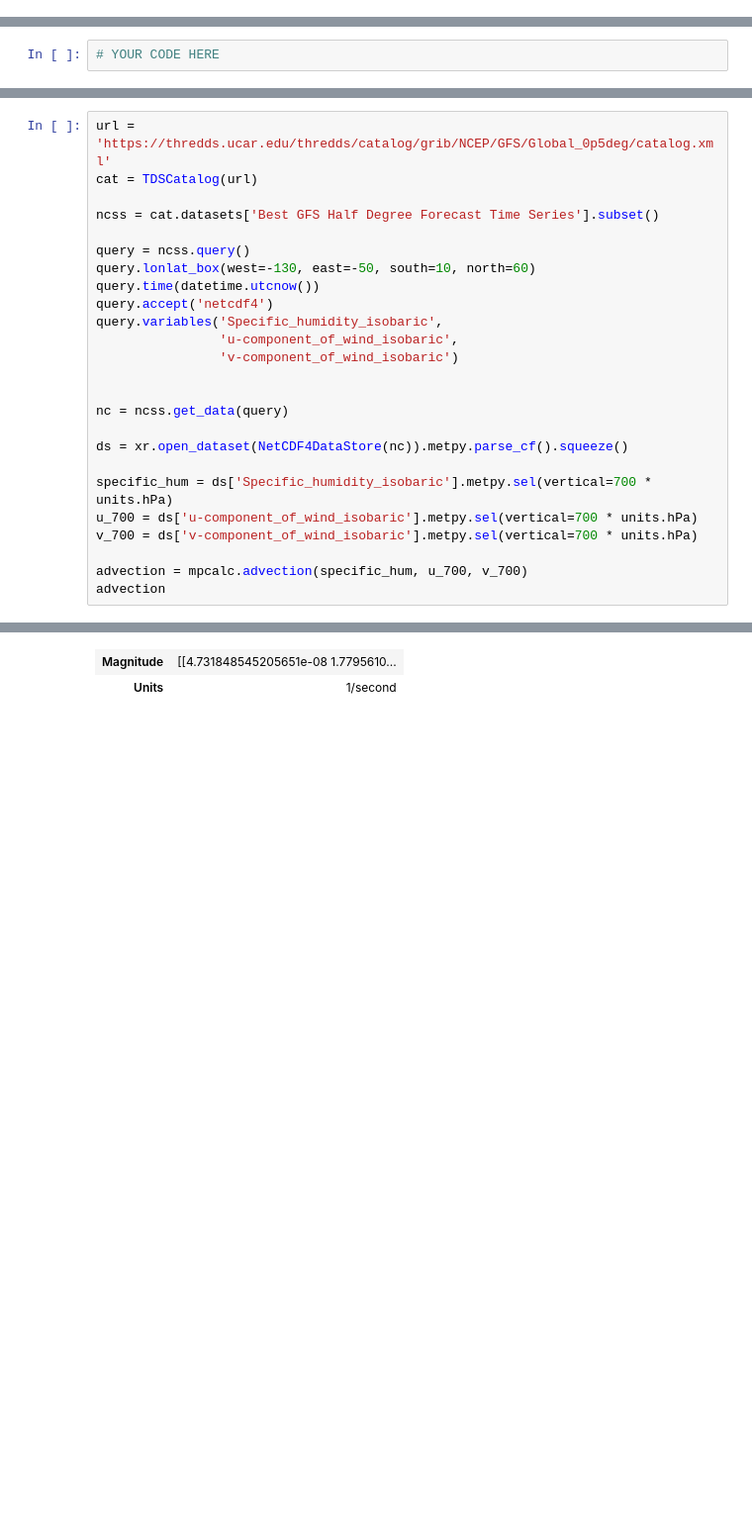
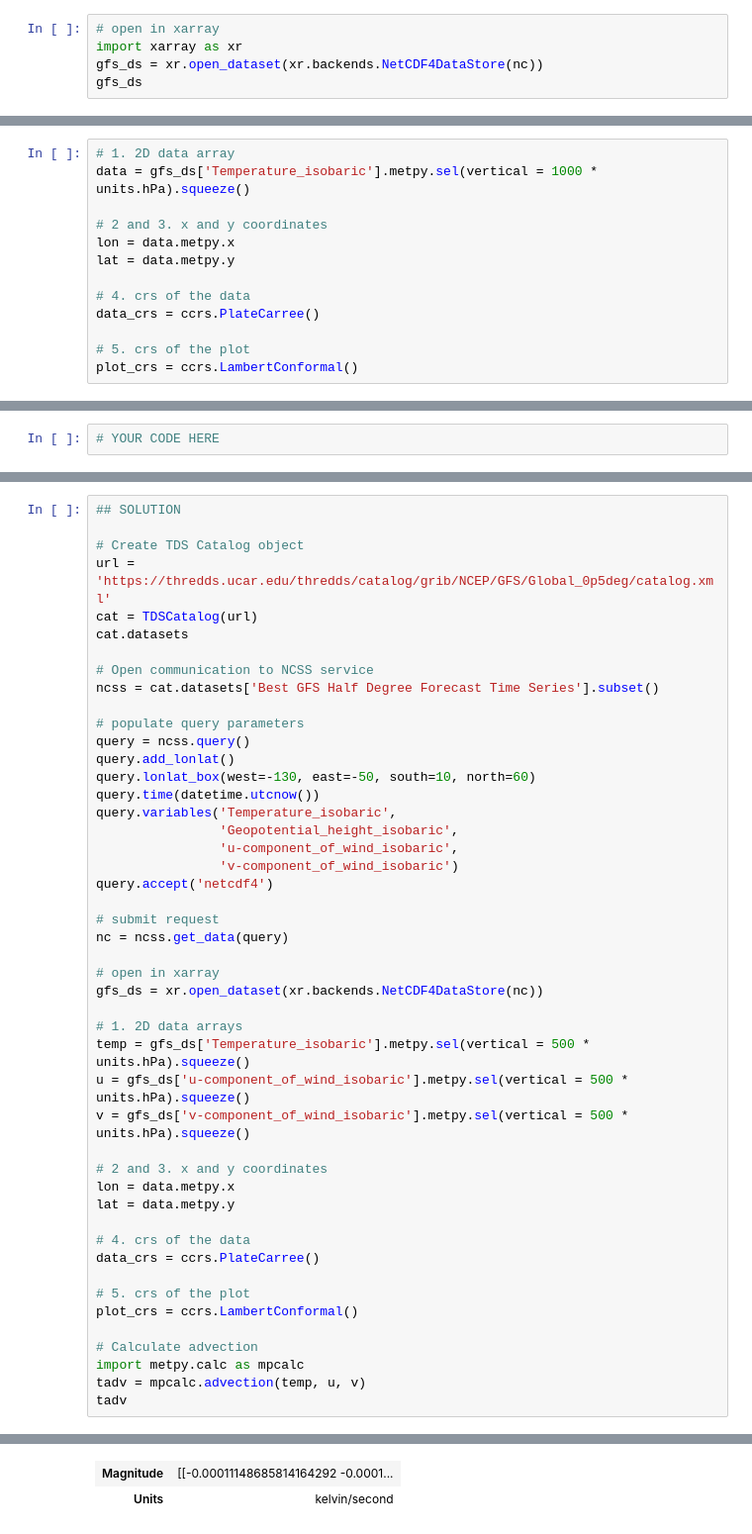
Before and after one commit to Unidata/metpy-analysis, a Jupyter notebook: notebooks/solutions/02 - solutions - Working with Data.ipynb, the cells around one changed output, grey strips where cells are left out. Shown at 99% size. Cells and saved outputs as stored; diff of their text form; blank space fills up the shorter version.

```diff
--- a/notebooks/solutions/02 - solutions - Working with Data.ipynb
+++ b/notebooks/solutions/02 - solutions - Working with Data.ipynb
@@ -378,0 +476,5 @@ Create a 2D array of geopotential height at the 1000 hPa (10000 Pa) level.
+# %%
+# open in xarray
+import xarray as xr
+gfs_ds = xr.open_dataset(xr.backends.NetCDF4DataStore(nc))
+gfs_ds
@@ -378,0 +562,13 @@ Create a 2D array of geopotential height at the 1000 hPa (10000 Pa) level.
+# %%
+# 1. 2D data array
+data = gfs_ds['Temperature_isobaric'].metpy.sel(vertical = 1000 * units.hPa).squeeze()
+
+# 2 and 3. x and y coordinates
+lon = data.metpy.x
+lat = data.metpy.y
+
+# 4. crs of the data
+data_crs = ccrs.PlateCarree()
+
+# 5. crs of the plot
+plot_crs = ccrs.LambertConformal()
@@ -656,26 +636,48 @@ SyntaxError: invalid syntax (1373772958.py, line 3)
 # %%
+## SOLUTION
+
+# Create TDS Catalog object
 url = 'https://thredds.ucar.edu/thredds/catalog/grib/NCEP/GFS/Global_0p5deg/catalog.xml'
 cat = TDSCatalog(url)
+cat.datasets
 
+# Open communication to NCSS service
 ncss = cat.datasets['Best GFS Half Degree Forecast Time Series'].subset()
 
+# populate query parameters
 query = ncss.query()
+query.add_lonlat()
 query.lonlat_box(west=-130, east=-50, south=10, north=60)
 query.time(datetime.utcnow())
-query.accept('netcdf4')
-query.variables('Specific_humidity_isobaric',
+query.variables('Temperature_isobaric',
+                'Geopotential_height_isobaric',
                 'u-component_of_wind_isobaric',
                 'v-component_of_wind_isobaric')
+query.accept('netcdf4')
 
-
+# submit request
 nc = ncss.get_data(query)
 
-ds = xr.open_dataset(NetCDF4DataStore(nc)).metpy.parse_cf().squeeze()
+# open in xarray
+gfs_ds = xr.open_dataset(xr.backends.NetCDF4DataStore(nc))
 
-specific_hum = ds['Specific_humidity_isobaric'].metpy.sel(vertical=700 * units.hPa)
-u_700 = ds['u-component_of_wind_isobaric'].metpy.sel(vertical=700 * units.hPa)
-v_700 = ds['v-component_of_wind_isobaric'].metpy.sel(vertical=700 * units.hPa)
+# 1. 2D data arrays
+temp = gfs_ds['Temperature_isobaric'].metpy.sel(vertical = 500 * units.hPa).squeeze()
+u = gfs_ds['u-component_of_wind_isobaric'].metpy.sel(vertical = 500 * units.hPa).squeeze()
+v = gfs_ds['v-component_of_wind_isobaric'].metpy.sel(vertical = 500 * units.hPa).squeeze()
 
-advection = mpcalc.advection(specific_hum, u_700, v_700)
-advection
+# 2 and 3. x and y coordinates
+lon = data.metpy.x
+lat = data.metpy.y
+
+# 4. crs of the data
+data_crs = ccrs.PlateCarree()
+
+# 5. crs of the plot
+plot_crs = ccrs.LambertConformal()
+
+# Calculate advection
+import metpy.calc as mpcalc
+tadv = mpcalc.advection(temp, u, v)
+tadv
 # %% [output]
@@ -687,2 +689,2 @@ lon: 161
-| Magnitude | [[4.731848545205651e-08 1.7795610... |
-| Units | 1/second |
+| Magnitude | [[-0.00011148685814164292 -0.0001... |
+| Units | kelvin/second |
```
Also changed, not shown: parts of 112 cells of this notebook, 7 other files.
